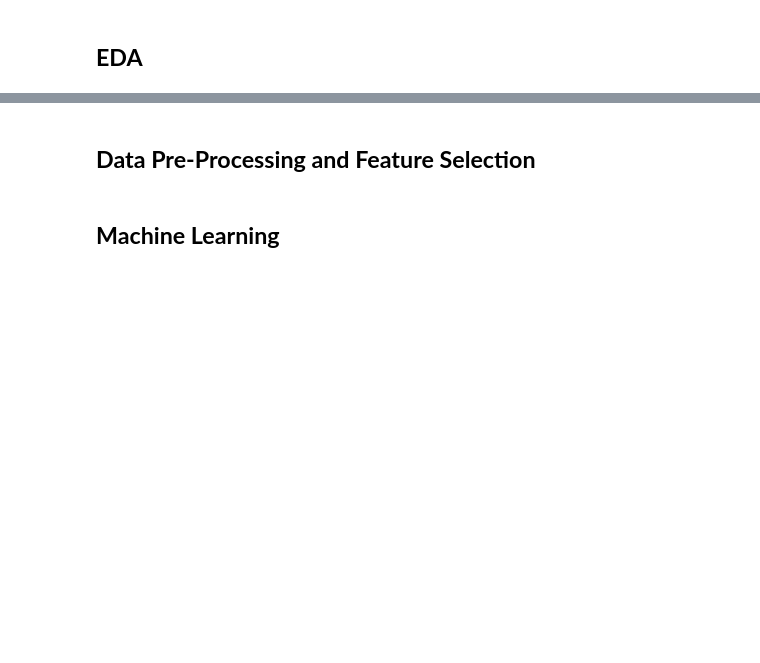
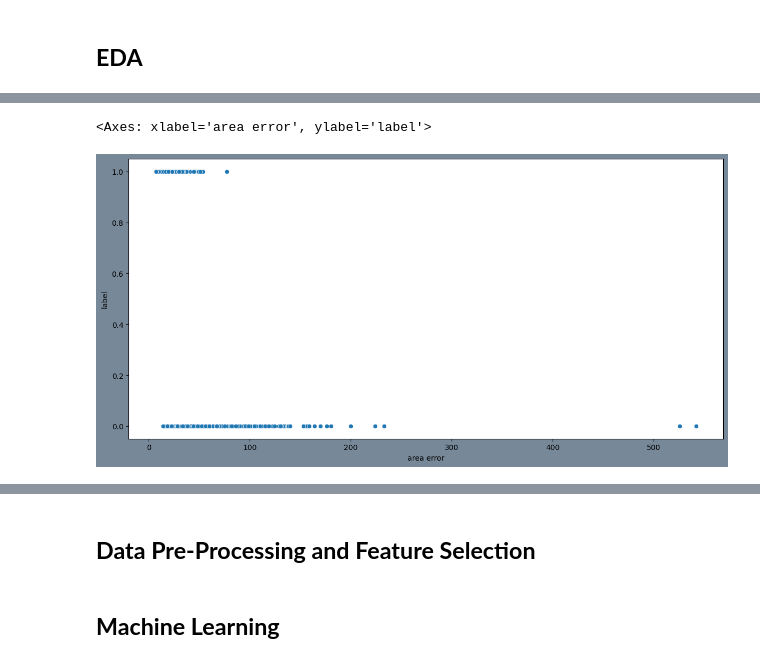
Before and after one commit to hmarathe420/Breast_Cancer_Detection, a Jupyter notebook: Breast_Cancer_Prediction.ipynb, the cells around one changed output, grey strips where cells are left out. Cells and saved outputs as stored; diff of their text form; code cells hidden in the pictures; blank space fills up the shorter version.

```diff
--- a/Breast_Cancer_Prediction.ipynb
+++ b/Breast_Cancer_Prediction.ipynb
@@ -48,0 +141,6 @@ warnings.filterwarnings('ignore')
+# %%
+plt.figure(figsize= (12,6),facecolor = 'wheat')
+sns.scatterplot(x = df['area error'],y =df['label'])
+# %% [output]
+<Axes: xlabel='area error', ylabel='label'>
+[figure, added]
```
Also changed, not shown: parts of 13 cells of this notebook.
